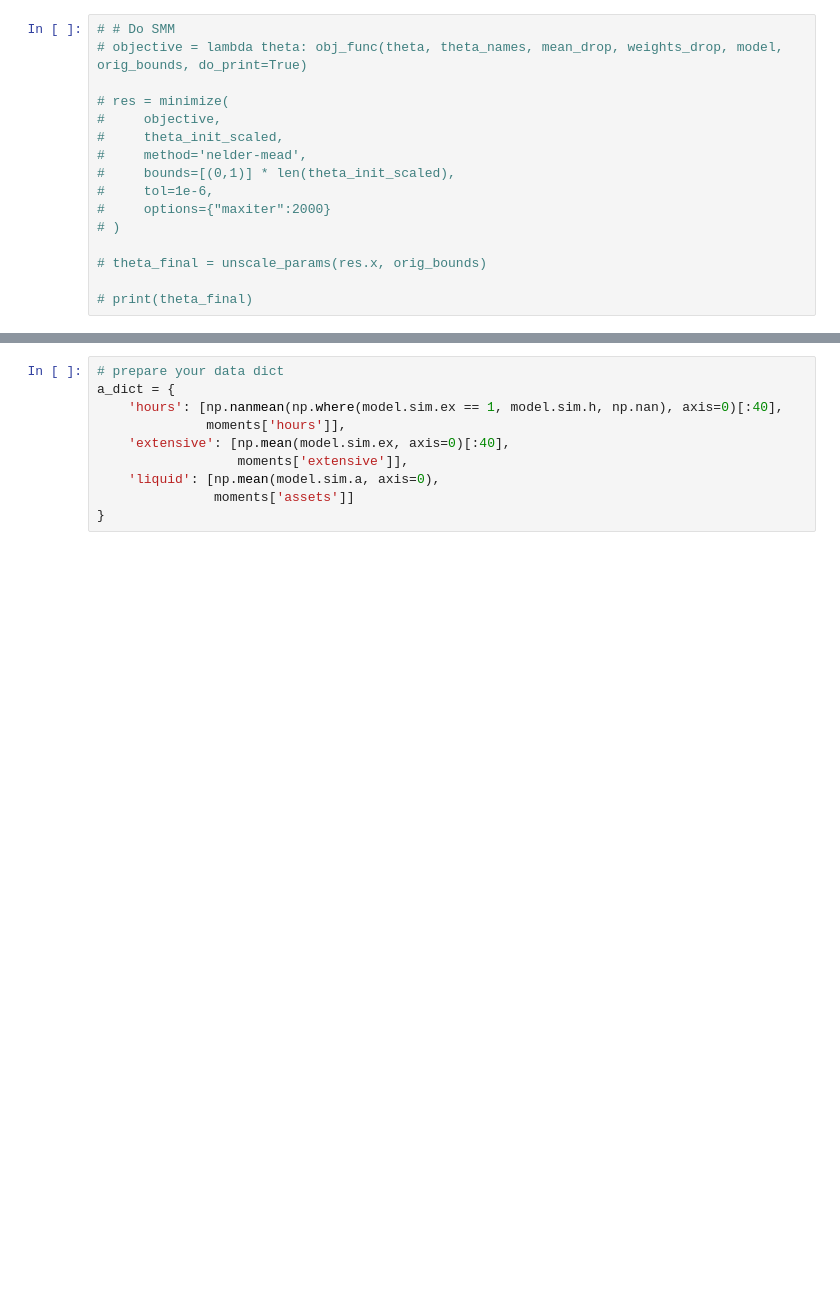
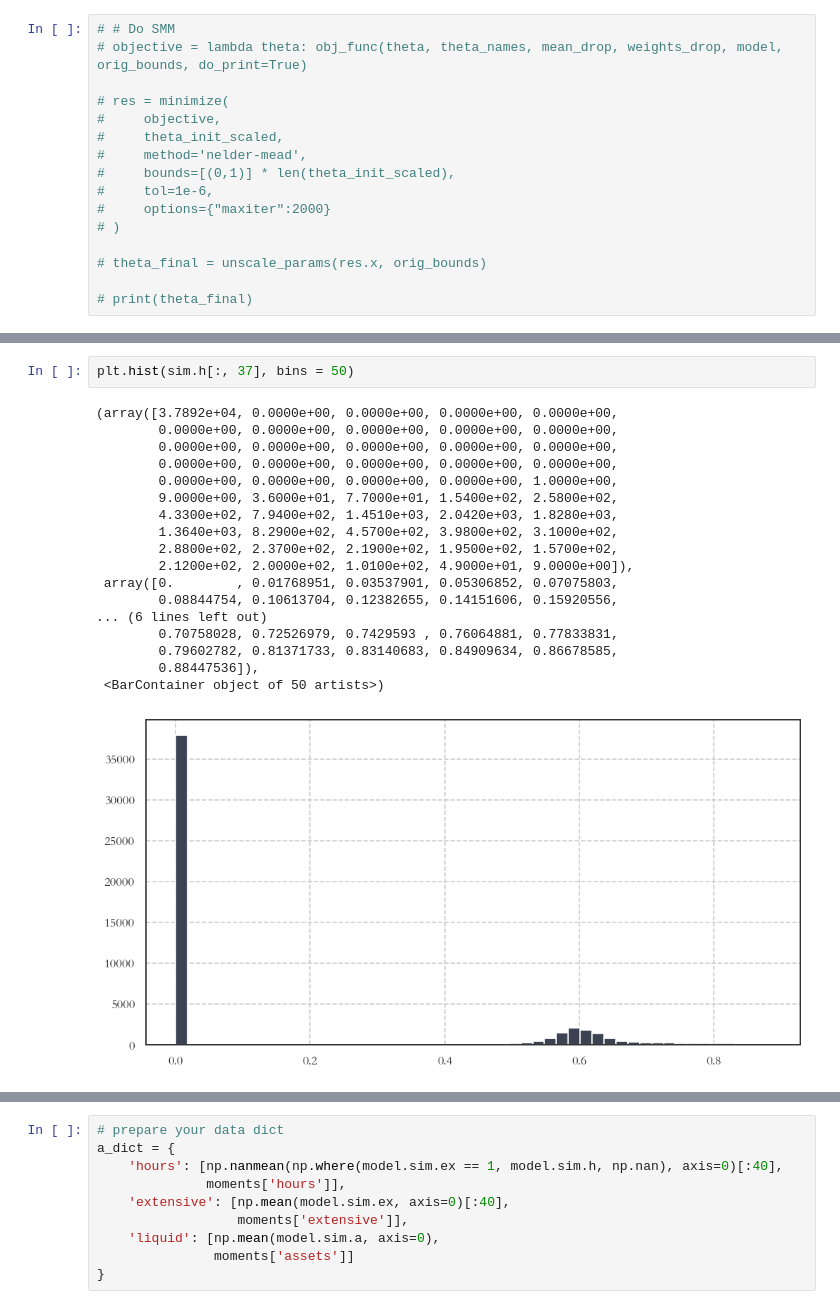
Before and after one commit to math869c/Design_retirement, a Jupyter notebook: estimation.ipynb, the cells around one changed output, grey strips where cells are left out. Saved outputs shown, nothing was run; the diff lists cells and outputs as text; blank space fills up the shorter version.

```diff
--- a/estimation.ipynb
+++ b/estimation.ipynb
@@ -148,0 +149,21 @@ for key, (simulated, empirical) in a_dict.items():
+# %%
+plt.hist(sim.h[:, 37], bins = 50)
+# %% [output]
+(array([3.7892e+04, 0.0000e+00, 0.0000e+00, 0.0000e+00, 0.0000e+00,
+        0.0000e+00, 0.0000e+00, 0.0000e+00, 0.0000e+00, 0.0000e+00,
+        0.0000e+00, 0.0000e+00, 0.0000e+00, 0.0000e+00, 0.0000e+00,
+        0.0000e+00, 0.0000e+00, 0.0000e+00, 0.0000e+00, 0.0000e+00,
+        0.0000e+00, 0.0000e+00, 0.0000e+00, 0.0000e+00, 1.0000e+00,
+        9.0000e+00, 3.6000e+01, 7.7000e+01, 1.5400e+02, 2.5800e+02,
+        4.3300e+02, 7.9400e+02, 1.4510e+03, 2.0420e+03, 1.8280e+03,
+        1.3640e+03, 8.2900e+02, 4.5700e+02, 3.9800e+02, 3.1000e+02,
+        2.8800e+02, 2.3700e+02, 2.1900e+02, 1.9500e+02, 1.5700e+02,
+        2.1200e+02, 2.0000e+02, 1.0100e+02, 4.9000e+01, 9.0000e+00]),
+ array([0.        , 0.01768951, 0.03537901, 0.05306852, 0.07075803,
+        0.08844754, 0.10613704, 0.12382655, 0.14151606, 0.15920556,
+... (6 lines left out)
+        0.70758028, 0.72526979, 0.7429593 , 0.76064881, 0.77833831,
+        0.79602782, 0.81371733, 0.83140683, 0.84909634, 0.86678585,
+        0.88447536]),
+ <BarContainer object of 50 artists>)
+[figure, added]
```
Also changed, not shown: parts of 3 cells of this notebook, 4 other files.
